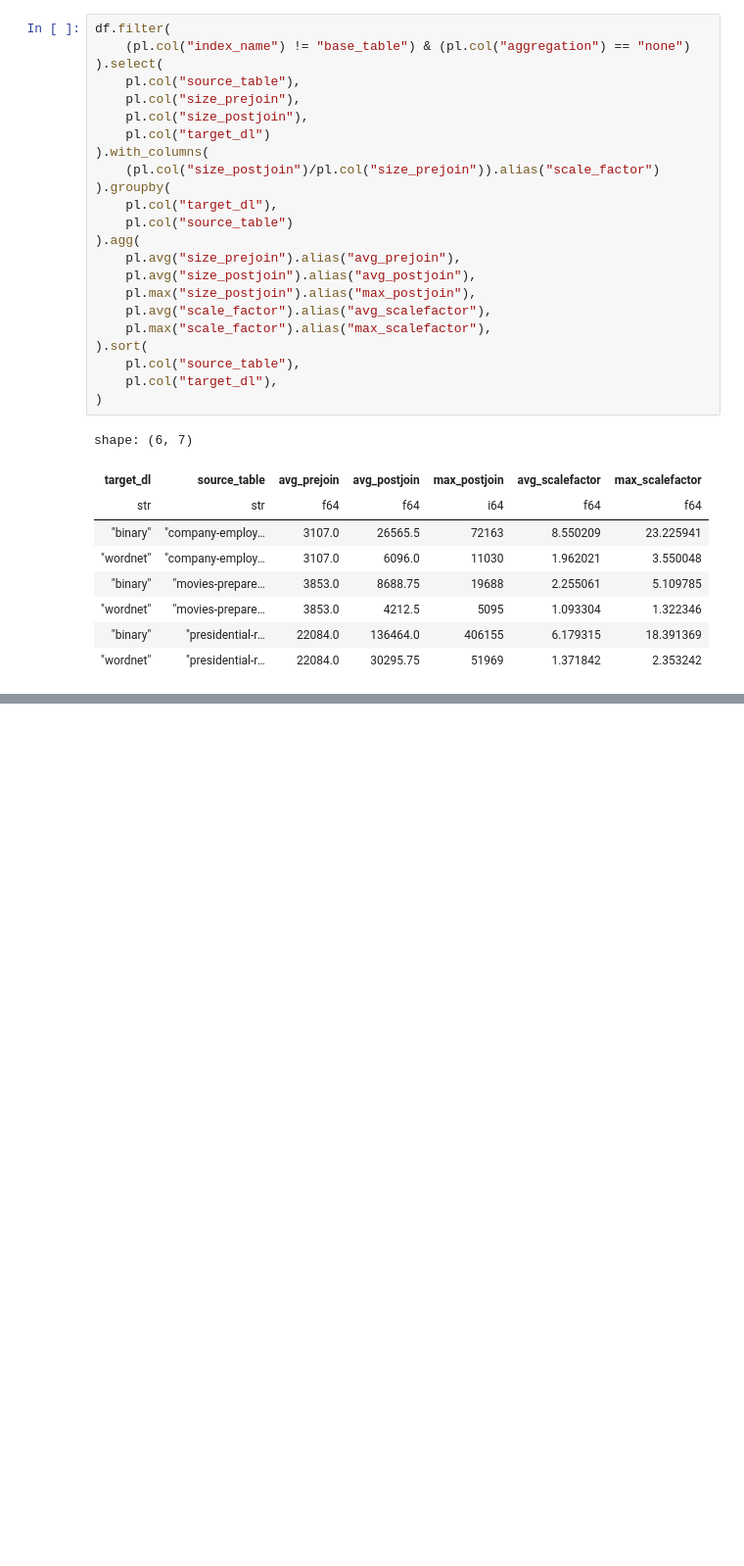
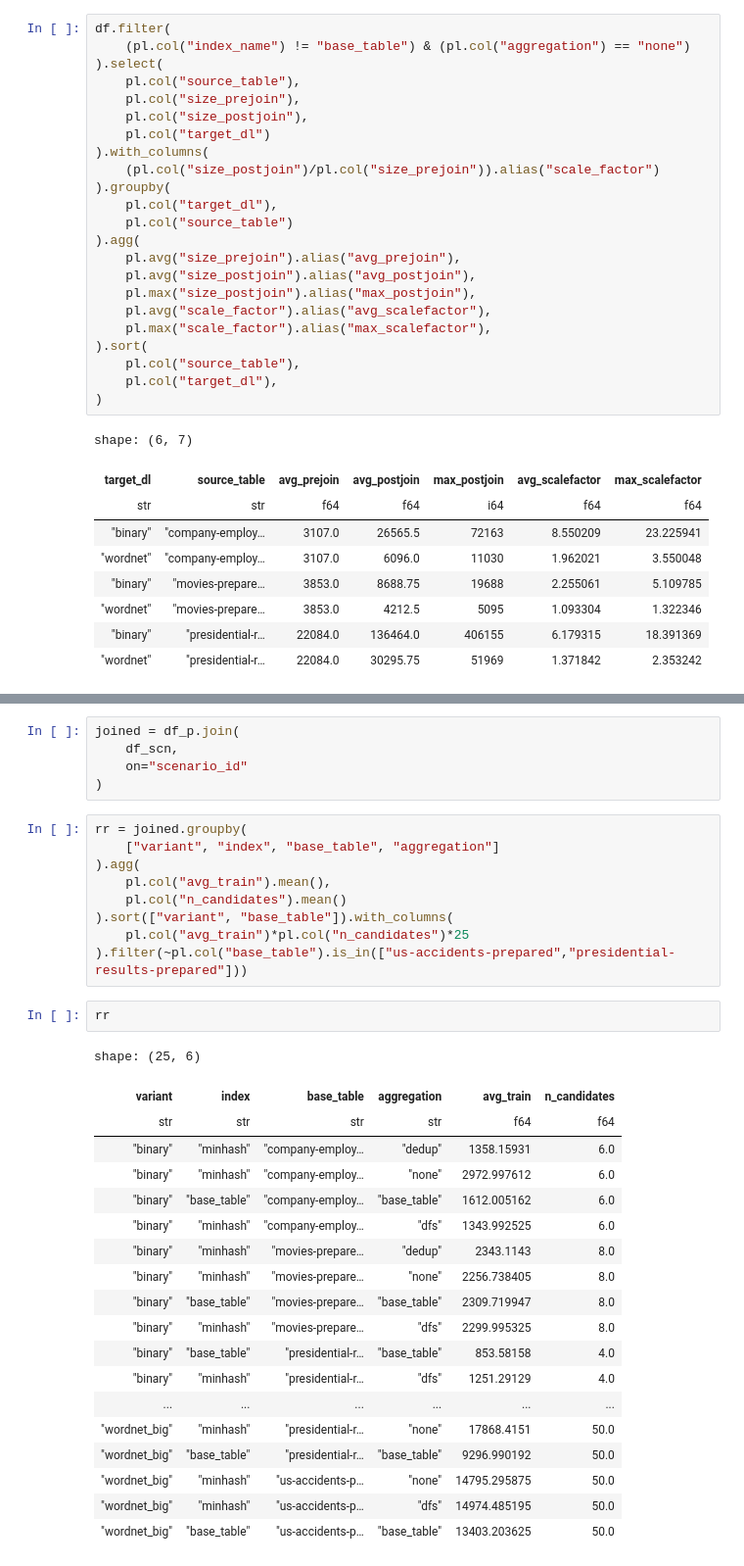
Before and after one commit to rcap107/retrieve-merge-predict, a Jupyter notebook: notebooks/Study results.ipynb, the cells around one changed output, grey strips where cells are left out. Shown at 98% size. Drawn from its saved outputs; the diff is of its cells as text; blank space fills up the shorter version.

```diff
--- a/notebooks/Study results.ipynb
+++ b/notebooks/Study results.ipynb
@@ -238,0 +318,36 @@ shape: (6, 7)
+# %%
+joined = df_p.join(
+    df_scn,
+    on="scenario_id"
+)
+# %%
+rr = joined.groupby(
+    ["variant", "index", "base_table", "aggregation"]
+).agg(
+    pl.col("avg_train").mean(),
+    pl.col("n_candidates").mean()
+).sort(["variant", "base_table"]).with_columns(
+    pl.col("avg_train")*pl.col("n_candidates")*25
+).filter(~pl.col("base_table").is_in(["us-accidents-prepared","presidential-results-prepared"]))
+# %%
+rr
+# %% [output]
+shape: (25, 6)
+| variant | index | base_table | aggregation | avg_train | n_candidates |
+| str | str | str | str | f64 | f64 |
+| "binary" | "minhash" | "company-employ… | "dedup" | 1358.15931 | 6.0 |
+| "binary" | "minhash" | "company-employ… | "none" | 2972.997612 | 6.0 |
+| "binary" | "base_table" | "company-employ… | "base_table" | 1612.005162 | 6.0 |
+| "binary" | "minhash" | "company-employ… | "dfs" | 1343.992525 | 6.0 |
+| "binary" | "minhash" | "movies-prepare… | "dedup" | 2343.1143 | 8.0 |
+| "binary" | "minhash" | "movies-prepare… | "none" | 2256.738405 | 8.0 |
+| "binary" | "base_table" | "movies-prepare… | "base_table" | 2309.719947 | 8.0 |
+| "binary" | "minhash" | "movies-prepare… | "dfs" | 2299.995325 | 8.0 |
+| "binary" | "base_table" | "presidential-r… | "base_table" | 853.58158 | 4.0 |
+| "binary" | "minhash" | "presidential-r… | "dfs" | 1251.29129 | 4.0 |
+| ... | ... | ... | ... | ... | ... |
+| "wordnet_big" | "minhash" | "presidential-r… | "none" | 17868.4151 | 50.0 |
+| "wordnet_big" | "base_table" | "presidential-r… | "base_table" | 9296.990192 | 50.0 |
+| "wordnet_big" | "minhash" | "us-accidents-p… | "none" | 14795.295875 | 50.0 |
+| "wordnet_big" | "minhash" | "us-accidents-p… | "dfs" | 14974.485195 | 50.0 |
+| "wordnet_big" | "base_table" | "us-accidents-p… | "base_table" | 13403.203625 | 50.0 |
```
Also changed, not shown: parts of 18 cells of this notebook, 4 other files.
